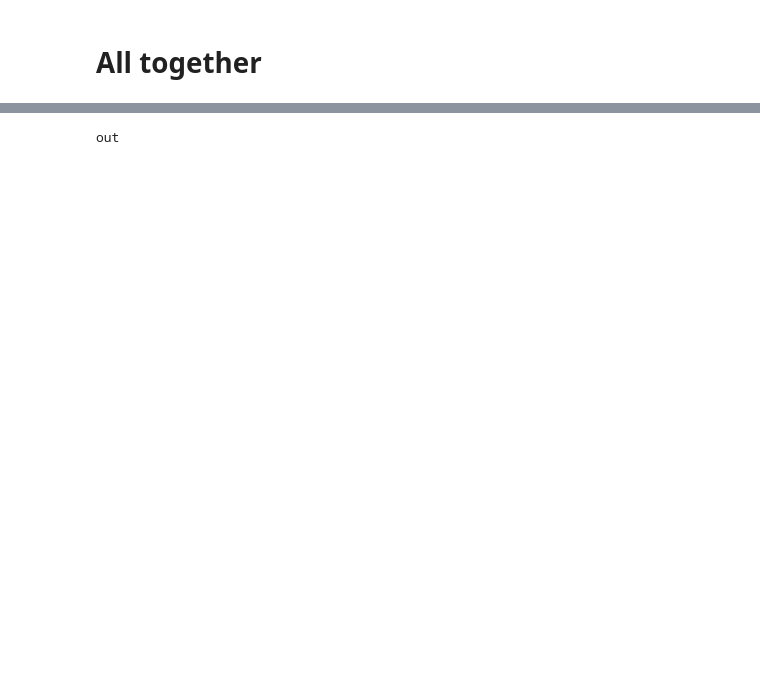
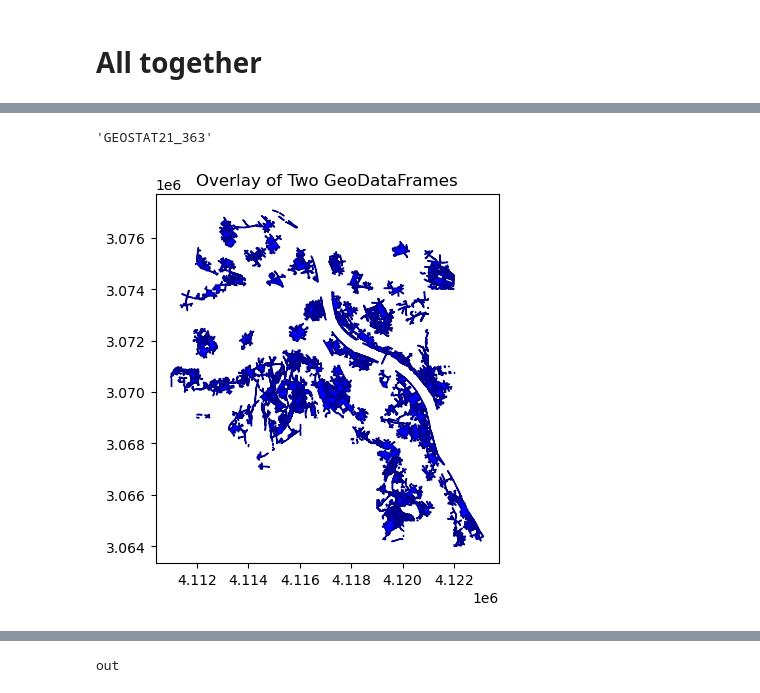
Before and after one commit to ubachr/GQA, a Jupyter notebook: dev/03_Postprocessing_SA_Calc_stats_August.ipynb, the cells around one changed output, grey strips where cells are left out. Cells and saved outputs as stored; diff of their text form; code cells hidden in the pictures; blank space fills up the shorter version.

```diff
--- a/dev/03_Postprocessing_SA_Calc_stats_August.ipynb
+++ b/dev/03_Postprocessing_SA_Calc_stats_August.ipynb
@@ -86,12 +140,9 @@ else:
     cities_ls = []
 
 SA_ls = glob.glob(os.path.join(step2_f, '*.shp'))
-
+uc_ls = []
 # Print the list of shapefiles
 for sa_name in SA_ls:
     uc_code = os.path.basename(sa_name)[:-7]
     if uc_code not in cities_ls:
-        SA = gpd.read_file(sa_name)
-        SA.loc[:, 'FID_GQA'] = SA['Name'].str.split(":").str[0]
-        uc_name = codes.query(f'HDENS_CLST=="{uc_code}"').HDENS_NAME.values[0]
-        print(f'{uc_name} {uc_code}')
+        uc_ls.append(uc_code)
@@ -115,0 +153,7 @@ Jönköping / Huskvarna GEOSTAT21_914
+# %%
+uc_code = 'GEOSTAT21_706'
+urban_center = urban_centers.query(f'HDENS_CLST=="{uc_code}"')
+ctry_code = urban_centers.query(f'HDENS_CLST=="{uc_code}"').CNTR_CODE.values[0]
+layerName = f'dbo.DF48_agg_NoiseContours_roadsInAgglomeration_Lden_Valid_LatestDelivery_Poly_{ctry_code}'
+ncm = gpd.read_file(ncm_file_path, layer=layerName, columns=['category', 'geometry'],
+                    engine='pyogrio', use_arrow=True, bbox= tuple(urban_center.total_bounds))
@@ -115,0 +169,3 @@ Jönköping / Huskvarna GEOSTAT21_914
+# %%
+agl_id = codes.query(f'HDENS_CLST=="{uc_code}"').agglomerationId_identifier.values[0]
+agl_city = agls.query(f'agglomerationId_identifier == "{agl_id}" or ')
@@ -116,3 +203,7 @@ Jönköping / Huskvarna GEOSTAT21_914
+# %%
+testdata_f = r'P:\Environment and Health\Noise\ServiceContract\2024_ServiceContract\QuietAreas\OutputData\tests\GreenUC'
+file_path = os.path.join(testdata_f, f'{uc_code}_ncm.shp')
+ncm.to_file(file_path, driver='ESRI Shapefile')
 # %% [markdown]
 # All together
 # %%
@@ -289,0 +450,23 @@ NameError: name 'SA_final' is not defined
+# %%
+uc_code
+# %% [output]
+'GEOSTAT21_363'
+# %%
+import geopandas as gpd
+import matplotlib.pyplot as plt
+
+# Load your GeoDataFrames
+
+
+# Plot both GeoDataFrames on the same axis
+fig, ax = plt.subplots()
+
+# Plot the first GeoDataFrame
+SA_GQA_urbc.plot(ax=ax, color='blue', edgecolor='darkblue')
+
+
+# Add title and labels
+ax.set_title('Overlay of Two GeoDataFrames')
+plt.show()
+# %% [output]
+[figure, added]
```
Also changed, not shown: parts of 34 cells of this notebook, 9 other files.
